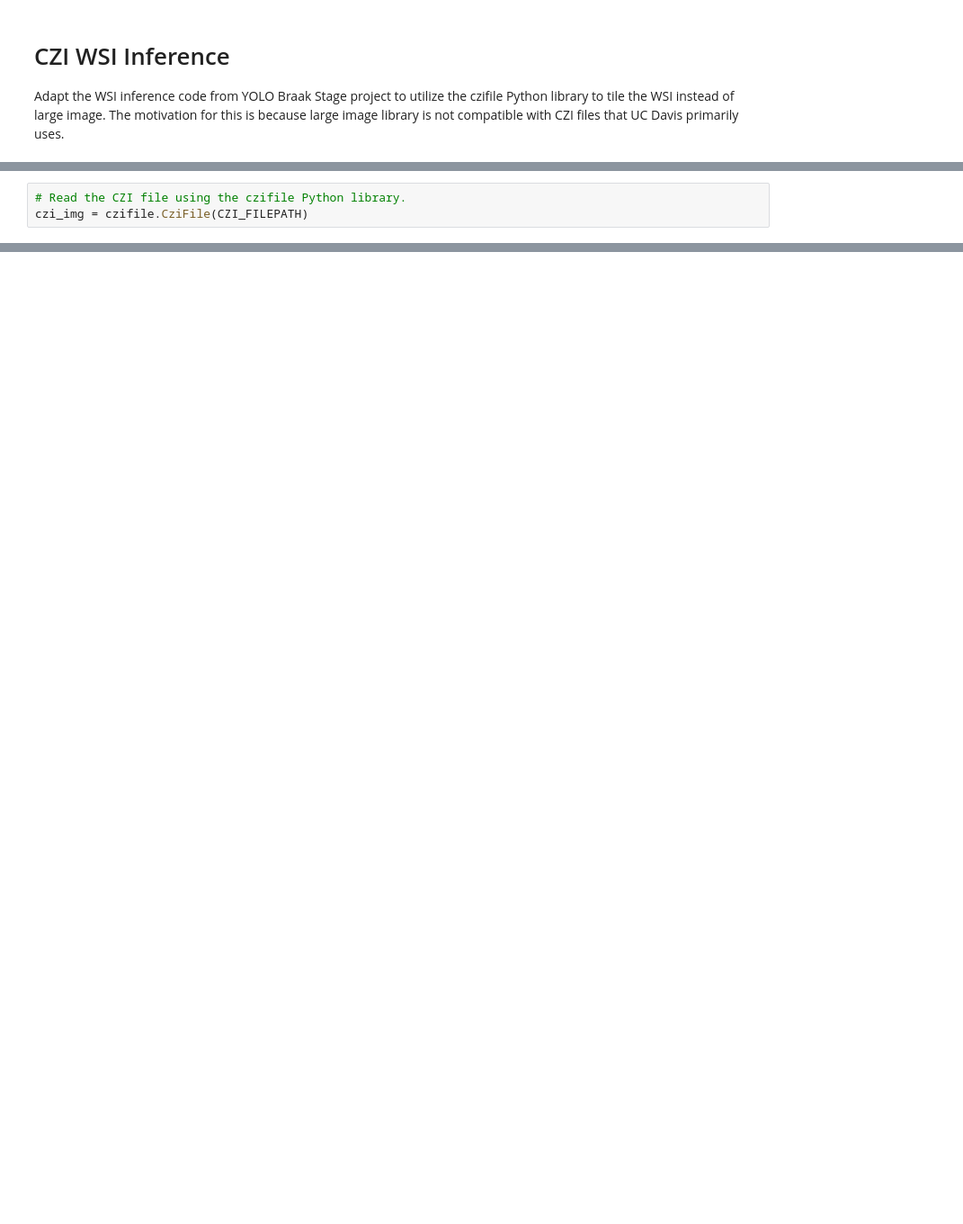
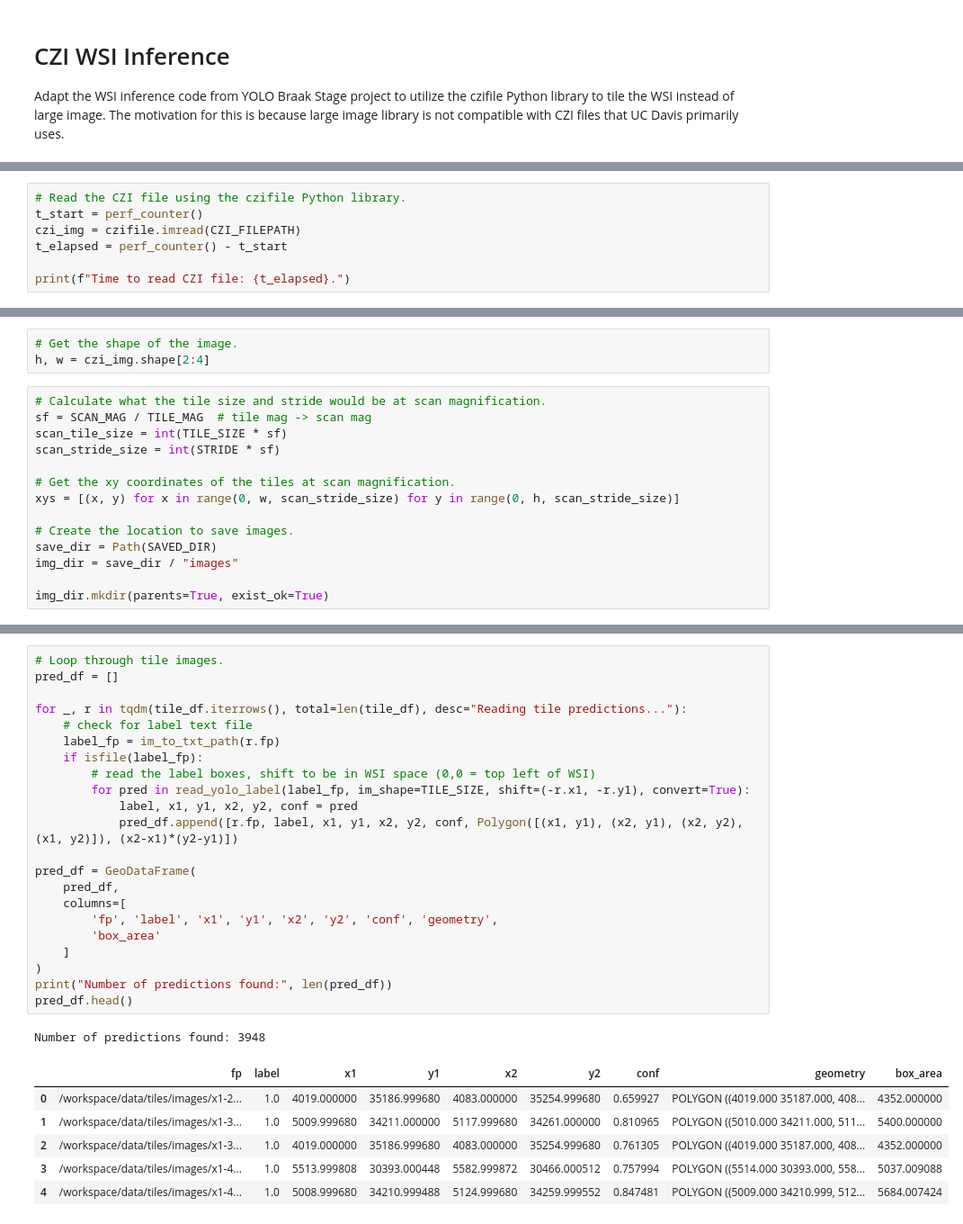
Before and after one commit to Gutman-Lab/yolo-braak-stage, a Jupyter notebook: czi-wsi-inference.ipynb, the cells around one changed output, grey strips where cells are left out. Shown at 90% size. Cells and saved outputs as stored; diff of their text form; blank space fills up the shorter version.

```diff
--- a/czi-wsi-inference.ipynb
+++ b/czi-wsi-inference.ipynb
@@ -10,3 +33,7 @@ CZI_FILEPATH = "/home/jvizcar/data/images/NA5090-02_AT8.czi"
 # %%
 # Read the CZI file using the czifile Python library.
-czi_img = czifile.CziFile(CZI_FILEPATH)
+t_start = perf_counter()
+czi_img = czifile.imread(CZI_FILEPATH)
+t_elapsed = perf_counter() - t_start
+
+print(f"Time to read CZI file: {t_elapsed}.")
@@ -20,0 +42,17 @@ TypeError: 'CziFile' object is not subscriptable
+# %%
+# Get the shape of the image.
+h, w = czi_img.shape[2:4]
+# %%
+# Calculate what the tile size and stride would be at scan magnification.
+sf = SCAN_MAG / TILE_MAG  # tile mag -> scan mag
+scan_tile_size = int(TILE_SIZE * sf)
+scan_stride_size = int(STRIDE * sf)
+
+# Get the xy coordinates of the tiles at scan magnification.
+xys = [(x, y) for x in range(0, w, scan_stride_size) for y in range(0, h, scan_stride_size)]
+
+# Create the location to save images.
+save_dir = Path(SAVED_DIR)
+img_dir = save_dir / "images"
+
+img_dir.mkdir(parents=True, exist_ok=True)
@@ -20,0 +151,30 @@ TypeError: 'CziFile' object is not subscriptable
+# %%
+# Loop through tile images.
+pred_df = []
+
+for _, r in tqdm(tile_df.iterrows(), total=len(tile_df), desc="Reading tile predictions..."):
+    # check for label text file
+    label_fp = im_to_txt_path(r.fp)
+    if isfile(label_fp):
+        # read the label boxes, shift to be in WSI space (0,0 = top left of WSI)
+        for pred in read_yolo_label(label_fp, im_shape=TILE_SIZE, shift=(-r.x1, -r.y1), convert=True):
+            label, x1, y1, x2, y2, conf = pred
+            pred_df.append([r.fp, label, x1, y1, x2, y2, conf, Polygon([(x1, y1), (x2, y1), (x2, y2), (x1, y2)]), (x2-x1)*(y2-y1)])
+
+pred_df = GeoDataFrame(
+    pred_df,
+    columns=[
+        'fp', 'label', 'x1', 'y1', 'x2', 'y2', 'conf', 'geometry',
+        'box_area'
+    ]
+)
+print("Number of predictions found:", len(pred_df))
+pred_df.head()
+# %% [output]
+Number of predictions found: 3948
+|  | fp | label | x1 | y1 | x2 | y2 | conf | geometry | box_area |
+| 0 | /workspace/data/tiles/images/x1-2... | 1.0 | 4019.000000 | 35186.999680 | 4083.000000 | 35254.999680 | 0.659927 | POLYGON ((4019.000 35187.000, 408... | 4352.000000 |
+| 1 | /workspace/data/tiles/images/x1-3... | 1.0 | 5009.999680 | 34211.000000 | 5117.999680 | 34261.000000 | 0.810965 | POLYGON ((5010.000 34211.000, 511... | 5400.000000 |
+| 2 | /workspace/data/tiles/images/x1-3... | 1.0 | 4019.000000 | 35186.999680 | 4083.000000 | 35254.999680 | 0.761305 | POLYGON ((4019.000 35187.000, 408... | 4352.000000 |
+| 3 | /workspace/data/tiles/images/x1-4... | 1.0 | 5513.999808 | 30393.000448 | 5582.999872 | 30466.000512 | 0.757994 | POLYGON ((5514.000 30393.000, 558... | 5037.009088 |
+| 4 | /workspace/data/tiles/images/x1-4... | 1.0 | 5008.999680 | 34210.999488 | 5124.999680 | 34259.999552 | 0.847481 | POLYGON ((5009.000 34210.999, 512... | 5684.007424 |
```
Also changed, not shown: parts of 9 cells of this notebook, 1 other file.
